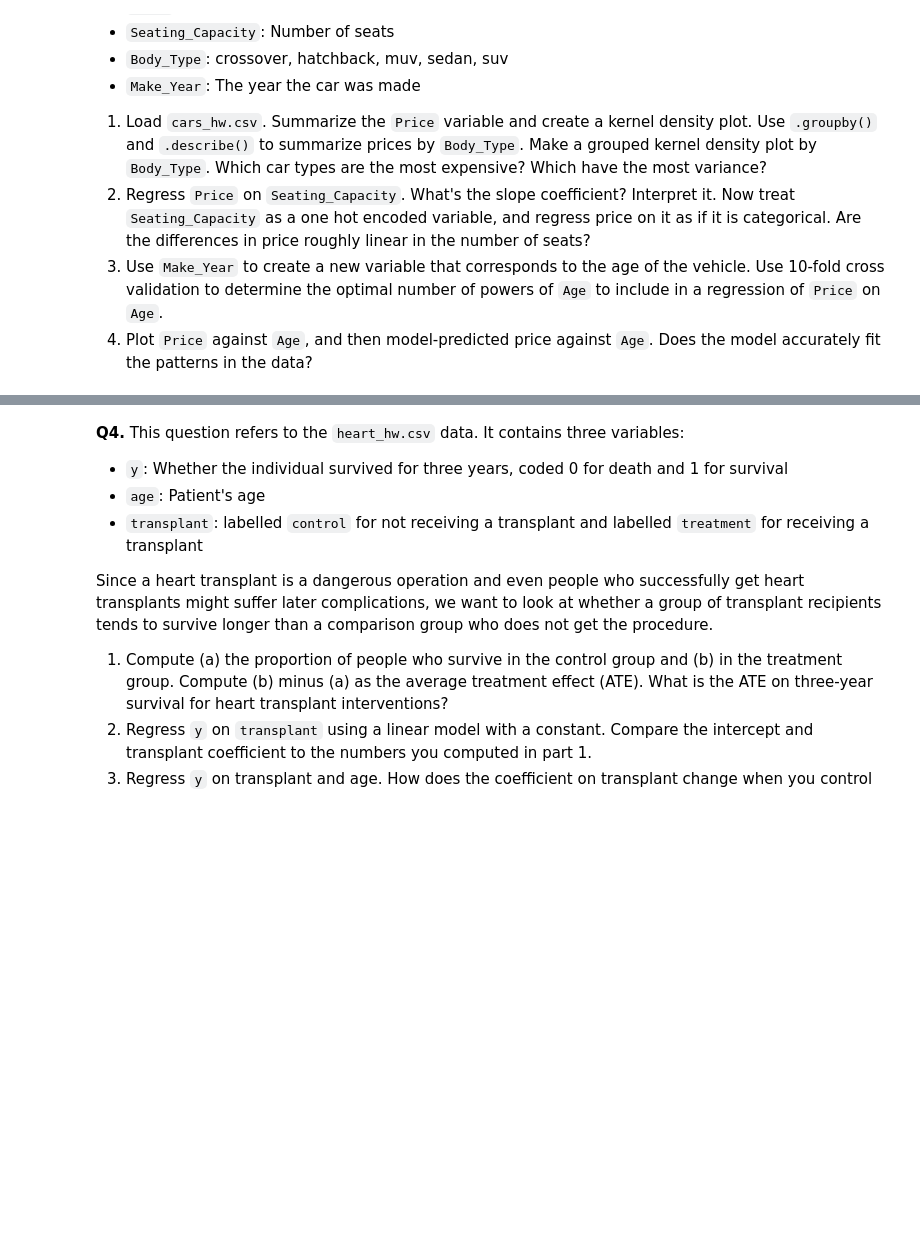
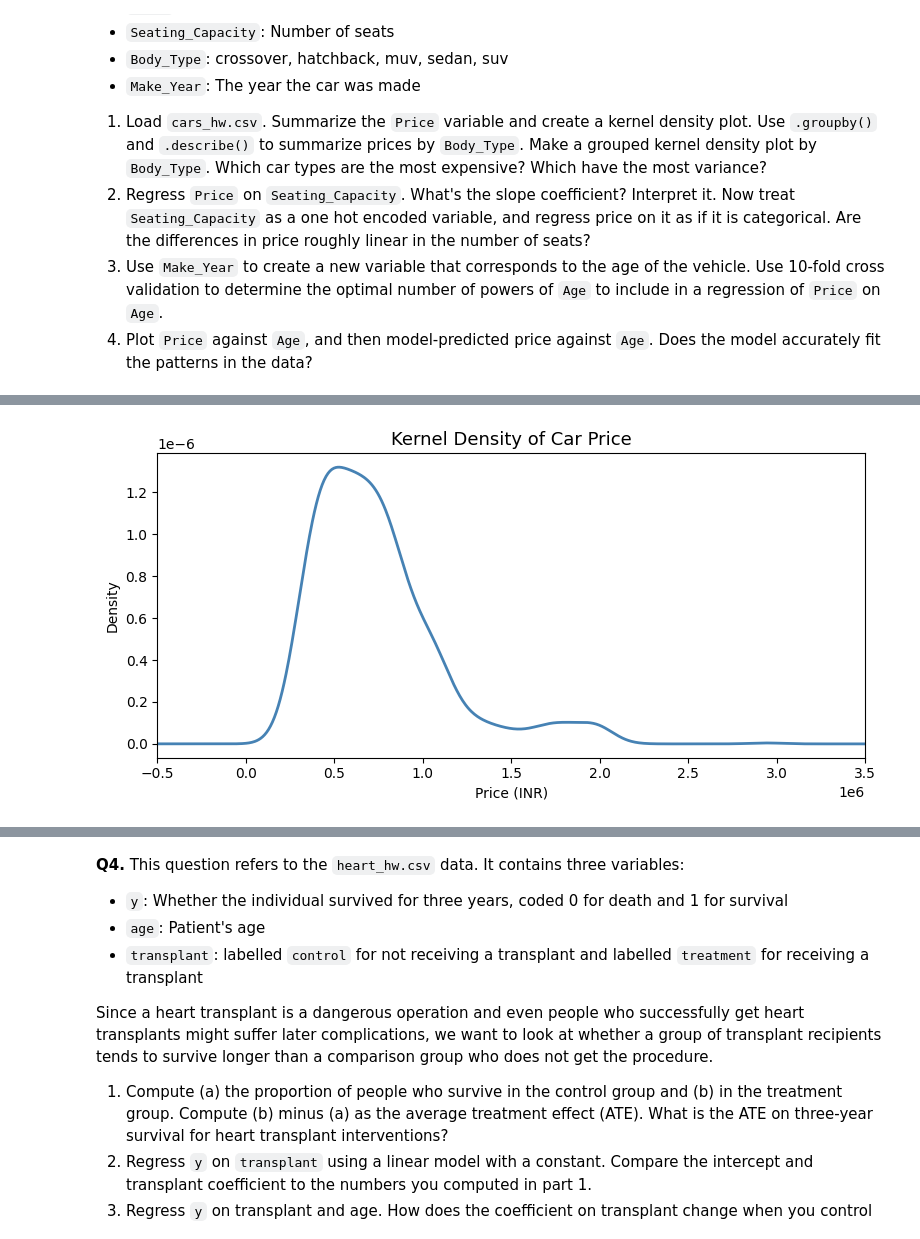
Before and after one commit to timlee717/undergrad_ml_assignments, a Jupyter notebook: 03_assignment_linear_models.ipynb, the cells around one changed output, grey strips where cells are left out. Cells and saved outputs as stored; diff of their text form; code cells hidden in the pictures; blank space fills up the shorter version.

```diff
--- a/03_assignment_linear_models.ipynb
+++ b/03_assignment_linear_models.ipynb
@@ -64,3 +314,34 @@ It really comes down to dataset size and how much computation you can afford. Fo
   2. Regress `Price` on `Seating_Capacity`. What's the slope coefficient? Interpret it. Now treat `Seating_Capacity` as a one hot encoded variable, and regress price on it as if it is categorical. Are the differences in price roughly linear in the number of seats?
   3. Use `Make_Year` to create a new variable that corresponds to the age of the vehicle. Use 10-fold cross validation to determine the optimal number of powers of `Age` to include in a regression of `Price` on `Age`.
   4. Plot `Price` against `Age`, and then model-predicted price against `Age`. Does the model accurately fit the patterns in the data?
+# %%
+from sklearn.pipeline import Pipeline
+from sklearn.preprocessing import PolynomialFeatures
+from sklearn.linear_model import LinearRegression
+from sklearn.model_selection import KFold, cross_val_score
+
+cars = pd.read_csv("./data/cars_hw.csv")
+
+#cleaning column names
+cars.columns = [c.strip().replace(" ", "_") for c in cars.columns]
+rename_map = {}
+for c in cars.columns:
+    lc = c.lower()
+    if "price" in lc:
+        rename_map[c] = "Price"
+    elif "seating" in lc and "capacity" in lc:
+        rename_map[c] = "Seating_Capacity"
+    elif "body" in lc and "type" in lc:
+        rename_map[c] = "Body_Type"
+    elif "make" in lc and "year" in lc:
+        rename_map[c] = "Make_Year"
+cars = cars.rename(columns=rename_map)
+
+required = ["Price", "Seating_Capacity", "Body_Type", "Make_Year"]
+cars = cars[required].dropna().copy()
+cars["Price"] = pd.to_numeric(cars["Price"], errors="coerce")
+cars["Seating_Capacity"] = pd.to_numeric(cars["Seating_Capacity"], errors="coerce")
+cars["Make_Year"] = pd.to_numeric(cars["Make_Year"], errors="coerce")
+cars = cars.dropna()
+
+cars.head()
@@ -66,0 +370,11 @@ It really comes down to dataset size and how much computation you can afford. Fo
+# %%
+#overall KDE plot
+fig, ax = plt.subplots(figsize=(8, 4))
+cars["Price"].plot(kind="kde", ax=ax, color="steelblue", linewidth=2)
+ax.set_title("Kernel Density of Car Price", fontsize=13)
+ax.set_xlabel("Price (INR)")
+ax.set_xlim(-500000, 3500000)
+plt.tight_layout()
+plt.show()
+# %% [output]
+[figure, added]
```
Also changed, not shown: parts of 26 cells of this notebook.
